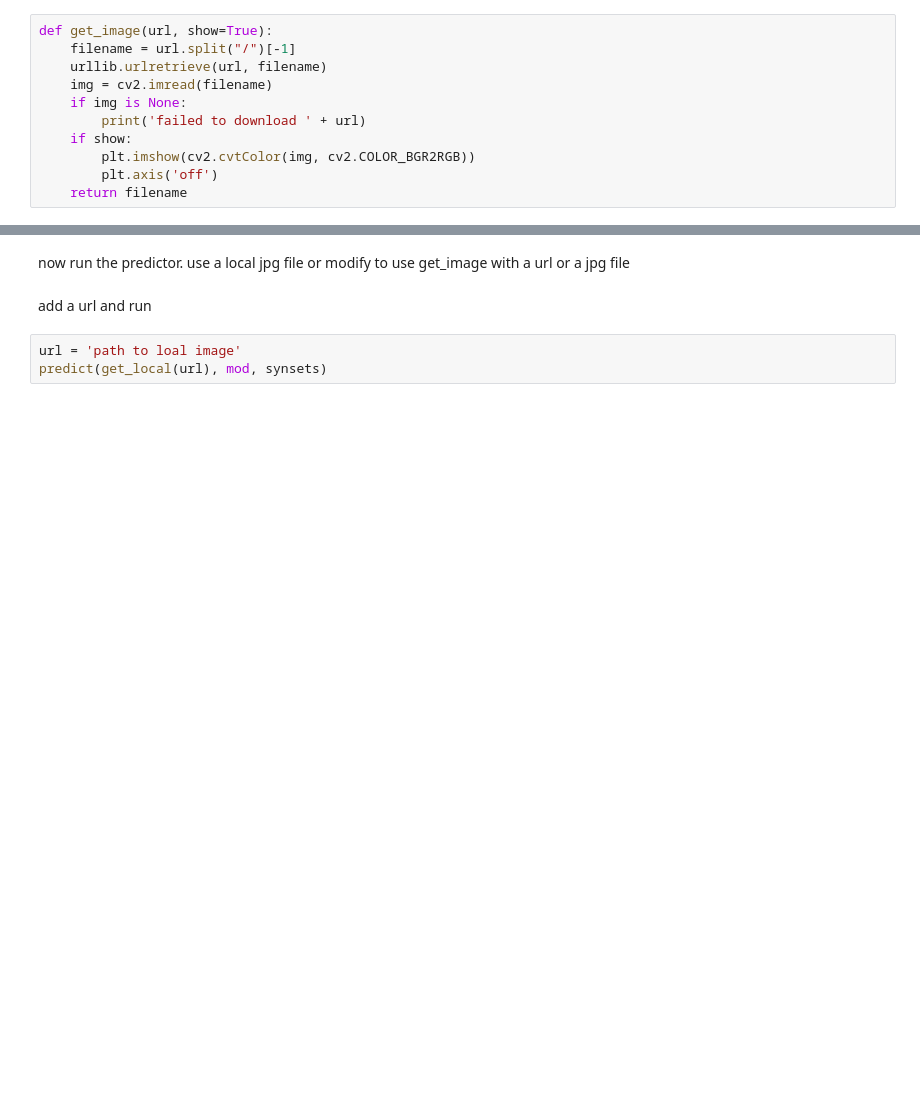
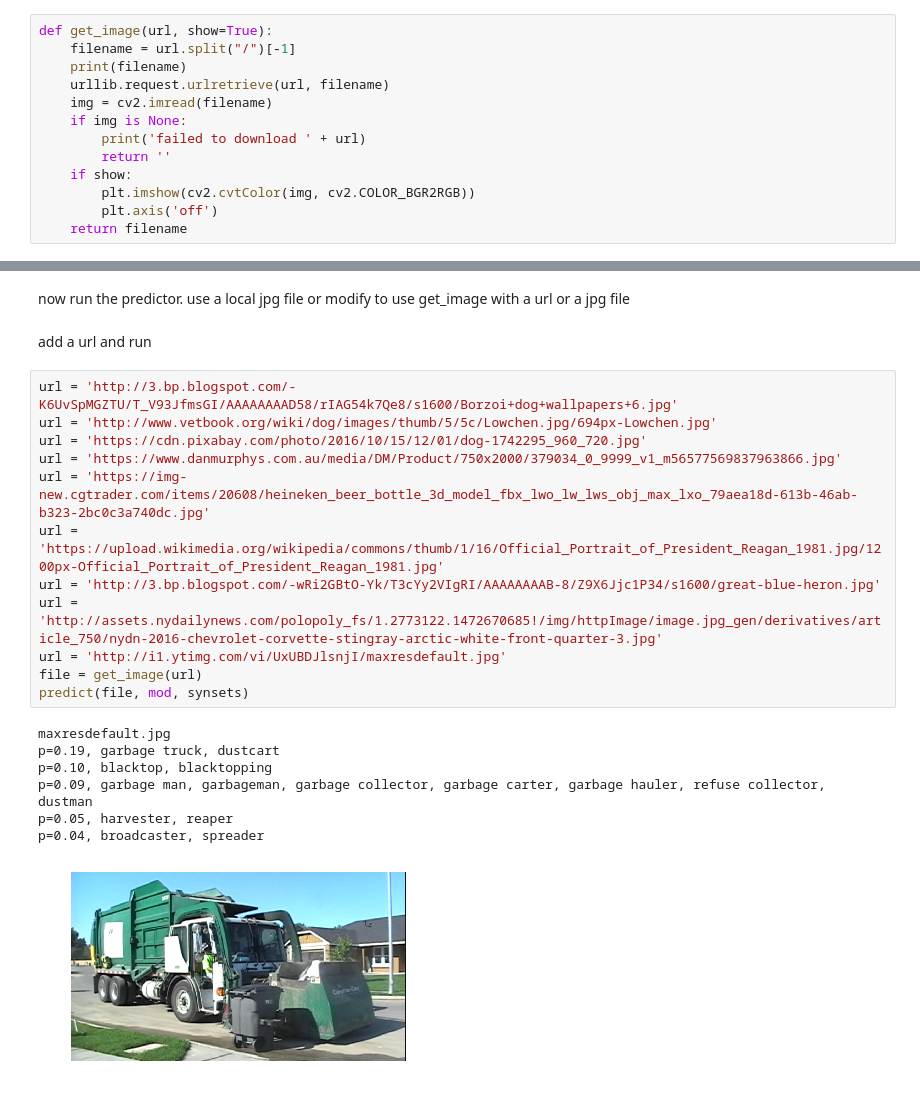
Before and after one commit to SciEngCloud/SciEngCloud.github.io, a Jupyter notebook: notebooks/mxnet.ipynb, the cells around one changed output, grey strips where cells are left out. Cells and saved outputs as stored; diff of their text form; blank space fills up the shorter version.

```diff
--- a/notebooks/mxnet.ipynb
+++ b/notebooks/mxnet.ipynb
@@ -41,10 +55,12 @@ Batch = namedtuple('Batch', ['data'])
 # %%
 def get_image(url, show=True):
     filename = url.split("/")[-1]
-    urllib.urlretrieve(url, filename)
+    print(filename)
+    urllib.request.urlretrieve(url, filename)
     img = cv2.imread(filename)
     if img is None:
         print('failed to download ' + url)
+        return ''
     if show:
         plt.imshow(cv2.cvtColor(img, cv2.COLOR_BGR2RGB))
         plt.axis('off')
@@ -81,6 +98,23 @@ def predict(filename, mod, synsets):
 now run the predictor.  use a local jpg file or modify to use get_image with a url or a jpg file
 # %% [markdown]
 add a url and run
-# %%
-url = 'path to loal image'
-predict(get_local(url), mod, synsets)
+# %%
+url = 'http://3.bp.blogspot.com/-K6UvSpMGZTU/T_V93JfmsGI/AAAAAAAAD58/rIAG54k7Qe8/s1600/Borzoi+dog+wallpapers+6.jpg'
+url = 'http://www.vetbook.org/wiki/dog/images/thumb/5/5c/Lowchen.jpg/694px-Lowchen.jpg'
+url = 'https://cdn.pixabay.com/photo/2016/10/15/12/01/dog-1742295_960_720.jpg'
+url = 'https://www.danmurphys.com.au/media/DM/Product/750x2000/379034_0_9999_v1_m56577569837963866.jpg'
+url = 'https://img-new.cgtrader.com/items/20608/heineken_beer_bottle_3d_model_fbx_lwo_lw_lws_obj_max_lxo_79aea18d-613b-46ab-b323-2bc0c3a740dc.jpg'
+url = 'https://upload.wikimedia.org/wikipedia/commons/thumb/1/16/Official_Portrait_of_President_Reagan_1981.jpg/1200px-Official_Portrait_of_President_Reagan_1981.jpg'
+url = 'http://3.bp.blogspot.com/-wRi2GBtO-Yk/T3cYy2VIgRI/AAAAAAAAB-8/Z9X6Jjc1P34/s1600/great-blue-heron.jpg'
+url = 'http://assets.nydailynews.com/polopoly_fs/1.2773122.1472670685!/img/httpImage/image.jpg_gen/derivatives/article_750/nydn-2016-chevrolet-corvette-stingray-arctic-white-front-quarter-3.jpg'
+url = 'http://i1.ytimg.com/vi/UxUBDJlsnjI/maxresdefault.jpg'
+file = get_image(url)
+predict(file, mod, synsets)
+# %% [output]
+maxresdefault.jpg
+p=0.19, garbage truck, dustcart
+p=0.10, blacktop, blacktopping
+p=0.09, garbage man, garbageman, garbage collector, garbage carter, garbage hauler, refuse collector, dustman
+p=0.05, harvester, reaper
+p=0.04, broadcaster, spreader
+[figure, added]
```
Also changed, not shown: parts of 3 cells of this notebook.
